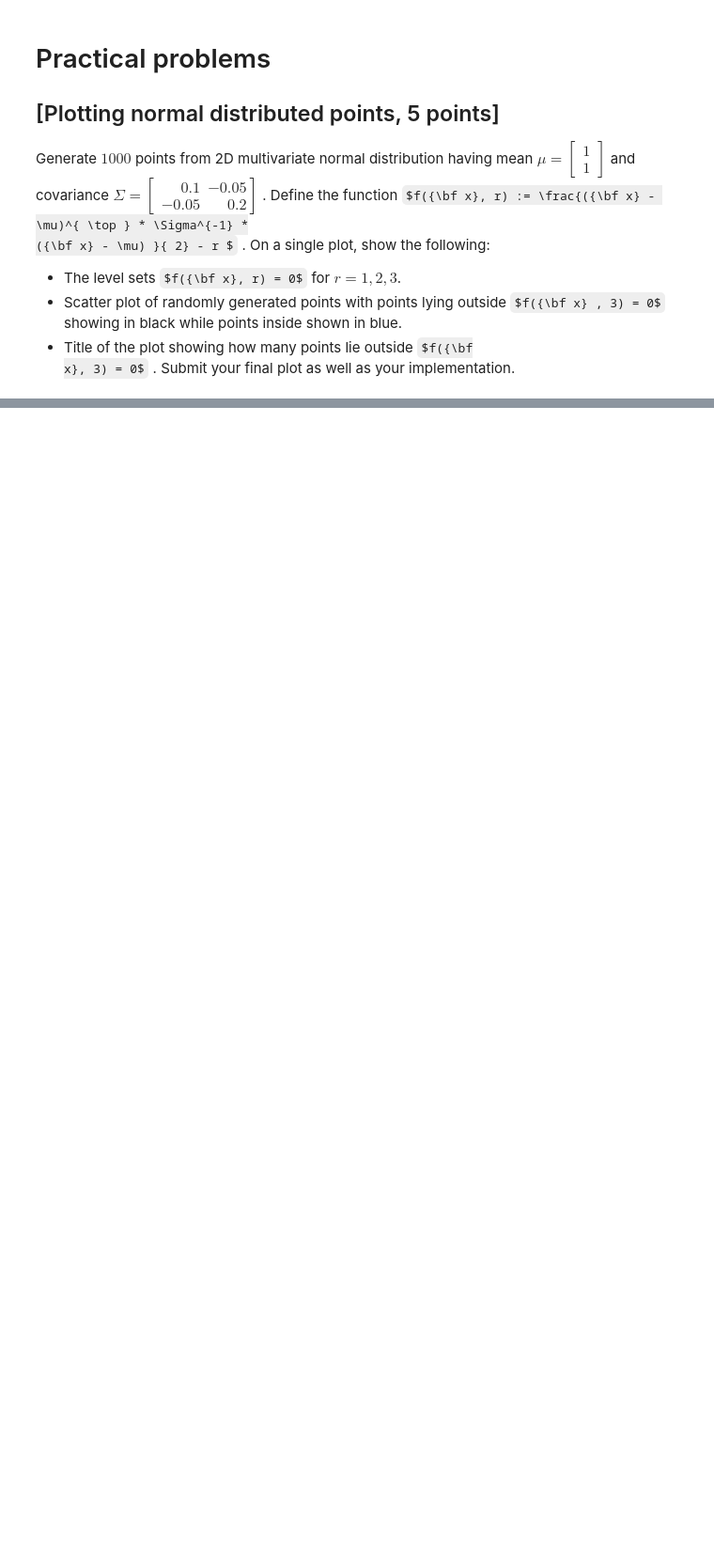
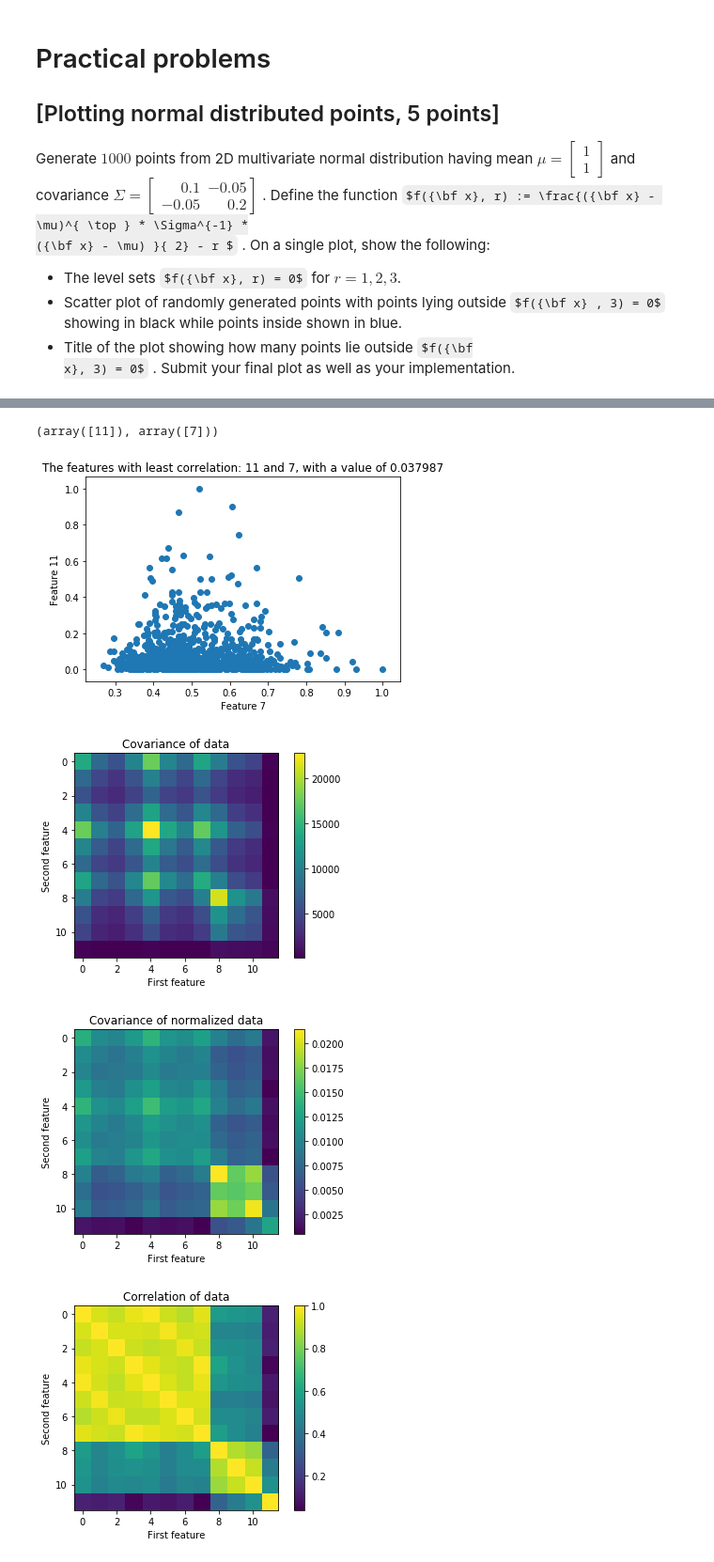
Before and after one commit to huoskar/TDA231, a Jupyter notebook: hw0.ipynb, the cells around one changed output, grey strips where cells are left out. Shown at 94% size. Saved outputs shown, nothing was run; the diff lists cells and outputs as text; code cells hidden in the pictures; some formulas as TeX source; blank space fills up the shorter version.

```diff
--- a/hw0.ipynb
+++ b/hw0.ipynb
@@ -192,0 +113,76 @@ plt.show()
+# %%
+import matplotlib.pyplot as plt
+import numpy as np
+data = np.loadtxt("/home/greedo/Documents/TDA231/dataset0.txt")
+#print (data.shape)
+#print (data[0])
+
+newdata =np.zeros(data.shape)
+for col in range (0,data.shape[1]):
+    max = np.max(data[:,col])
+    newdata[:,col] = data[:,col]/max
+
+X = data.T
+Y = newdata.T
+
+# Correlation and covariance matrices
+cov = np.cov(X)
+cov_scaled = np.cov(Y)
+corr = np.corrcoef(X)
+corr_scaled = np.corrcoef(Y)
+
+# Find features with minimim correlation
+min_value = corr_scaled.min()
+index = np.where(corr_scaled == min_value)
+
+# Get the data for those two features
+feature_col1 = Y[index[1],:]
+feature_col2 = Y[index[0],:]
+
+# Scatter plot of the two features
+plt.figure()
+plt.scatter(feature_col1,feature_col2)
+plt.title("The features with least correlation: %i and %i, with a value of %f" % (index[0], index[1], min_value))
+plt.xlabel("Feature %i" % index[1])
+plt.ylabel("Feature %i" % index[0])
+
+
+# Covariance of data
+plt.figure()
+plt.imshow(cov, interpolation='nearest')
+plt.colorbar()
+plt.title("Covariance of data")
+plt.xlabel("First feature")
+plt.ylabel("Second feature")
+
+# Covariance of normalized data
+plt.figure()
+plt.imshow(cov_scaled, interpolation='nearest')
+plt.colorbar()
+plt.title("Covariance of normalized data")
+plt.xlabel("First feature")
+plt.ylabel("Second feature")
+
+# Correlation of data
+plt.figure()
+plt.imshow(corr)
+plt.colorbar()
+plt.title("Correlation of data")
+plt.xlabel("First feature")
+plt.ylabel("Second feature")
+
+# Correlation of normalized data
+plt.figure()
+plt.imshow(corr_scaled)
+plt.colorbar()
+plt.title("Correlation of normalized data")
+plt.xlabel("First feature")
+plt.ylabel("Second feature")
+
+plt.show()
+# %% [output]
+(array([11]), array([7]))
+[figure, added]
+[figure, added]
+[figure, added]
+[figure, added]
```
Also changed, not shown: parts of 10 cells of this notebook, 9 other files.
